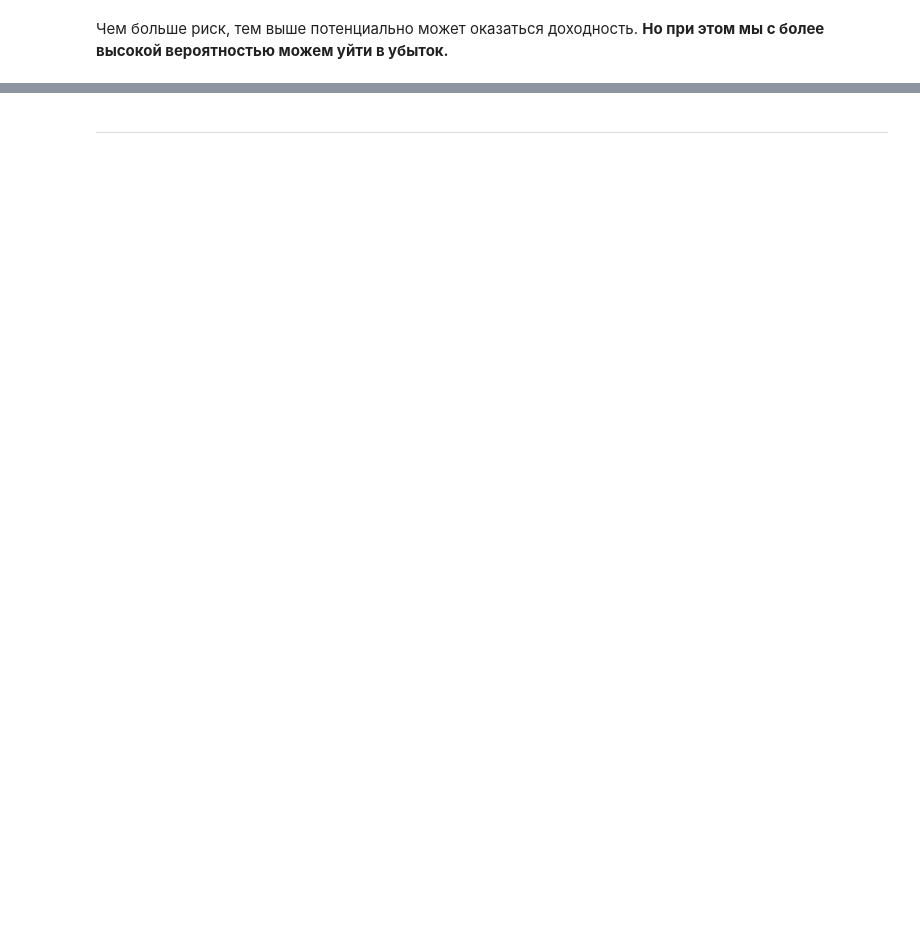
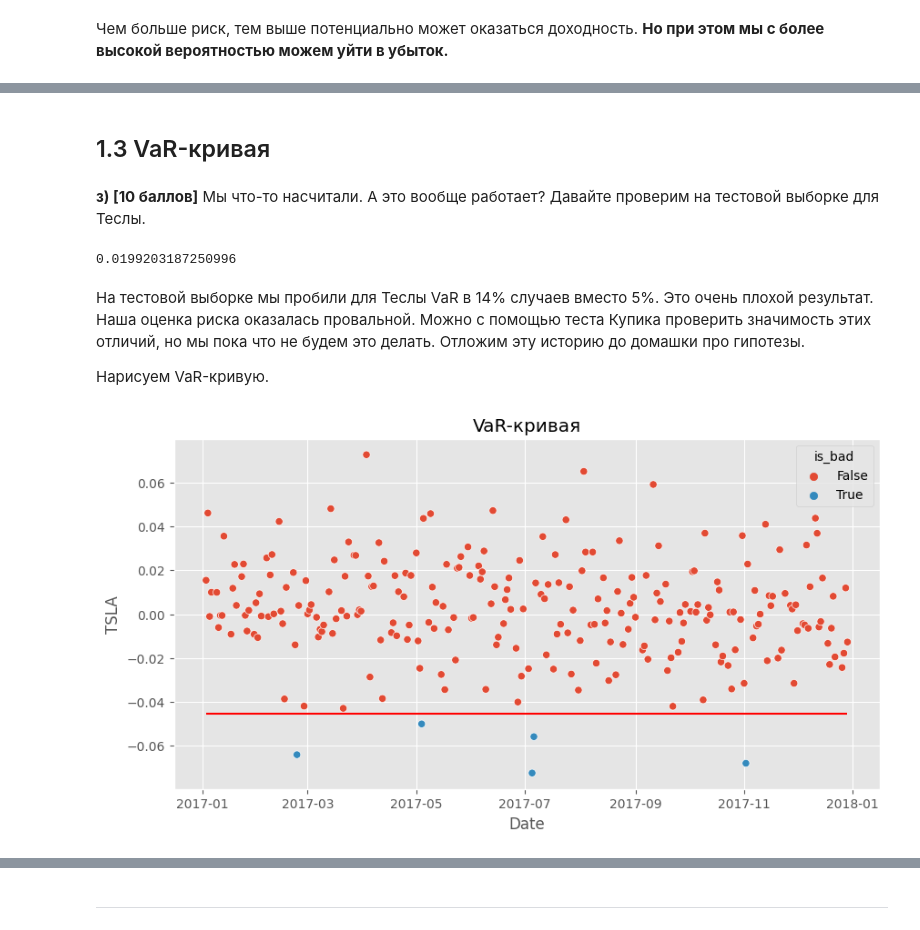
Before and after one commit to igumnov-daniel/HOCK_SEPTEMBER_2023, a Jupyter notebook: 11_window_functions/11_big_pandas_practice_LESSON.ipynb, the cells around one changed output, grey strips where cells are left out. Cells and saved outputs as stored; diff of their text form; code cells hidden in the pictures; blank space fills up the shorter version.

```diff
--- a/11_window_functions/11_big_pandas_practice_LESSON.ipynb
+++ b/11_window_functions/11_big_pandas_practice_LESSON.ipynb
@@ -738,0 +647,22 @@ __и) [бонусные 5 баллов]__
+# %% [markdown]
+## 1.3 VaR-кривая
+# %% [markdown]
+__з) [10 баллов]__ Мы что-то насчитали. А это вообще работает? Давайте проверим на тестовой выборке для Теслы.
+# %%
+var_tsla = dohod_train['TSLA'].quantile(0.05)
+df_tsla = dohod_test['TSLA'].reset_index()
+df_tsla['is_bad'] = (dohod_test['TSLA'].values < var_tsla)
+df_tsla['is_bad'].mean()
+# %% [output]
+0.0199203187250996
+# %% [markdown]
+На тестовой выборке мы пробили для Теслы VaR в 14% случаев вместо 5%. Это очень плохой результат. Наша оценка риска оказалась провальной. Можно с помощью теста Купика проверить значимость этих отличий, но мы пока что не будем это делать. Отложим эту историю до домашки про гипотезы.
+
+Нарисуем VaR-кривую.
+# %%
+plt.figure(figsize=(10,5))
+sns.scatterplot(data=df_tsla, x='Date',y='TSLA', hue='is_bad')
+plt.hlines(var_tsla, df_tsla.Date.min(), df_tsla.Date.max(), color='red')
+plt.title('VaR-кривая');
+# %% [output]
+[figure, added]
```
Also changed, not shown: parts of 80 cells of this notebook.
